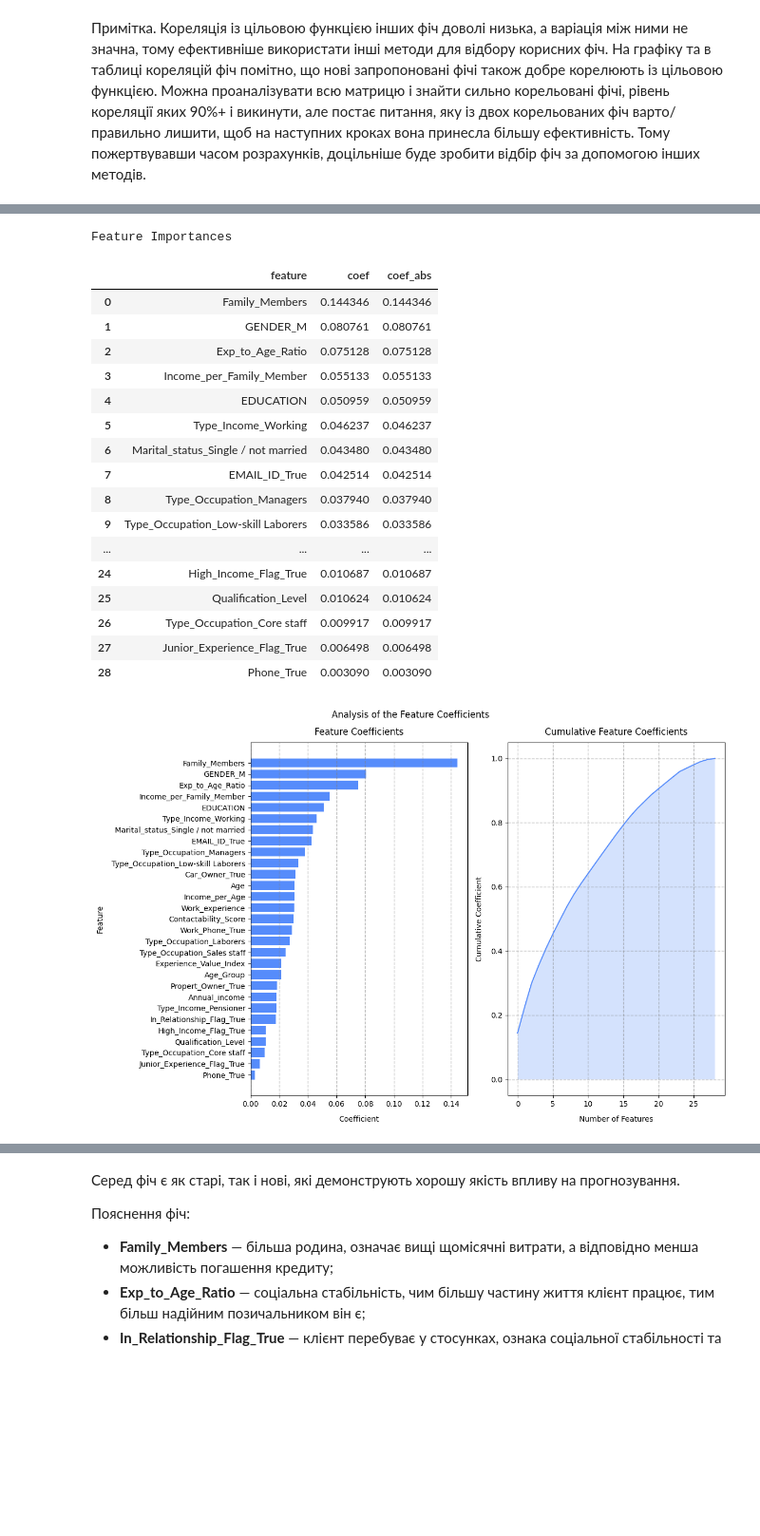
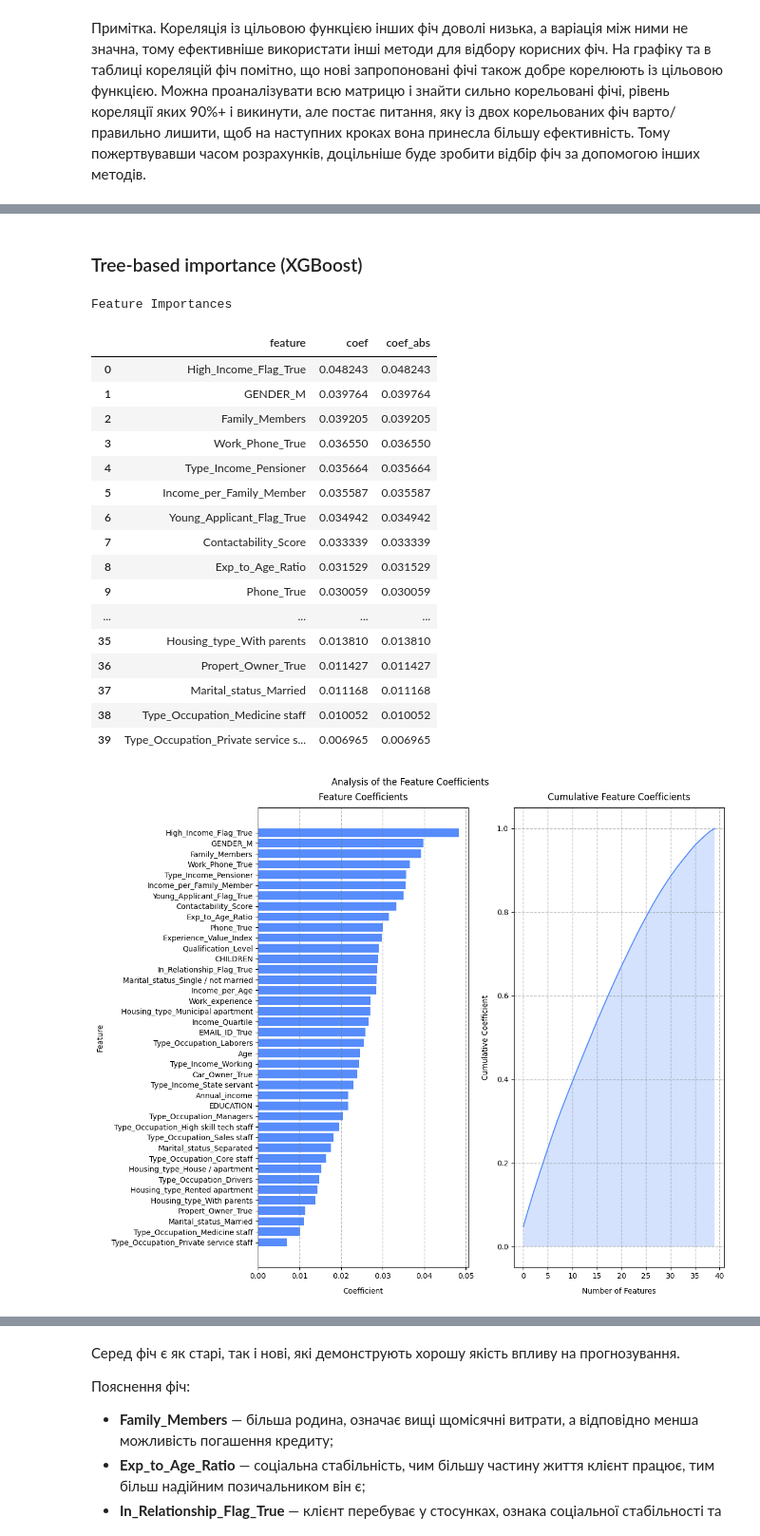
Before and after one commit to BogdanPinchuk/DataScience-PBY_HW20_Course_Project, a Jupyter notebook: Bohdan_Pinchuk_DS_HW20.ipynb, the cells around one changed output, grey strips where cells are left out. Shown at 95% size. Drawn from its saved outputs; the diff is of its cells as text; code cells hidden in the pictures; blank space fills up the shorter version.

```diff
--- a/Bohdan_Pinchuk_DS_HW20.ipynb
+++ b/Bohdan_Pinchuk_DS_HW20.ipynb
@@ -1910,5 +1912,5 @@ Feature Importances
 # %%
-# Tree-based importance - XGBoost
+# Tree-based importance (XGBoost)
 
 import joblib
 import pandas as pd
@@ -1917,52 +1919,56 @@ from xgboost import XGBClassifier
 
 # Input data
 rng_seed = 42
-load_model = True
+load_model = False
 model_file_name = "resources/credit_card_dataset_xgboost_fs.model"
 
 # Solution
 file_path = Path(model_file_name)
 
 # try to load model
 if load_model and file_path.exists():
     model = joblib.load(model_file_name)
 else:
     model = XGBClassifier(
         n_estimators=100,
         max_depth=5,
         learning_rate=0.05,
         random_state=rng_seed,
         eval_metric='logloss',
         n_jobs=-1,
-        reg_alpha=5.0,
-        min_child_weight=5,
+        # reg_alpha=5.0,
+        # min_child_weight=5,
     )
     model.fit(X_data, Y_data, verbose=0)
     # save model
     joblib.dump(model, model_file_name)
 
+xgb_model = model
+
 xgboost_scores = pd.Series(model.feature_importances_, index=model.feature_names_in_).sort_values(ascending=False)
 xgboost_scores = xgboost_scores.loc[(xgboost_scores > 0).values]  # type: ignore
 
 # Print results
-mn.analys_feature_coef(xgboost_scores, figsize=(12, 8))
+display(Markdown(f"### Tree-based importance (XGBoost)"))
+mn.analys_feature_coef(xgboost_scores, figsize=(12, 10))
 # %% [output]
+### Tree-based importance (XGBoost)
 Feature Importances
 |  | feature | coef | coef_abs |
-| 0 | Family_Members | 0.144346 | 0.144346 |
-| 1 | GENDER_M | 0.080761 | 0.080761 |
-| 2 | Exp_to_Age_Ratio | 0.075128 | 0.075128 |
-| 3 | Income_per_Family_Member | 0.055133 | 0.055133 |
-| 4 | EDUCATION | 0.050959 | 0.050959 |
-| 5 | Type_Income_Working | 0.046237 | 0.046237 |
-| 6 | Marital_status_Single / not married | 0.043480 | 0.043480 |
-| 7 | EMAIL_ID_True | 0.042514 | 0.042514 |
-| 8 | Type_Occupation_Managers | 0.037940 | 0.037940 |
-| 9 | Type_Occupation_Low-skill Laborers | 0.033586 | 0.033586 |
+| 0 | High_Income_Flag_True | 0.048243 | 0.048243 |
+| 1 | GENDER_M | 0.039764 | 0.039764 |
+| 2 | Family_Members | 0.039205 | 0.039205 |
+| 3 | Work_Phone_True | 0.036550 | 0.036550 |
+| 4 | Type_Income_Pensioner | 0.035664 | 0.035664 |
+| 5 | Income_per_Family_Member | 0.035587 | 0.035587 |
+| 6 | Young_Applicant_Flag_True | 0.034942 | 0.034942 |
+| 7 | Contactability_Score | 0.033339 | 0.033339 |
+| 8 | Exp_to_Age_Ratio | 0.031529 | 0.031529 |
+| 9 | Phone_True | 0.030059 | 0.030059 |
 | ... | ... | ... | ... |
-| 24 | High_Income_Flag_True | 0.010687 | 0.010687 |
-| 25 | Qualification_Level | 0.010624 | 0.010624 |
-| 26 | Type_Occupation_Core staff | 0.009917 | 0.009917 |
-| 27 | Junior_Experience_Flag_True | 0.006498 | 0.006498 |
-| 28 | Phone_True | 0.003090 | 0.003090 |
+| 35 | Housing_type_With parents | 0.013810 | 0.013810 |
+| 36 | Propert_Owner_True | 0.011427 | 0.011427 |
+| 37 | Marital_status_Married | 0.011168 | 0.011168 |
+| 38 | Type_Occupation_Medicine staff | 0.010052 | 0.010052 |
+| 39 | Type_Occupation_Private service s... | 0.006965 | 0.006965 |
-[figure, old version]
+[figure, new version]
```
Also changed, not shown: parts of 30 cells of this notebook, 48 other files.
